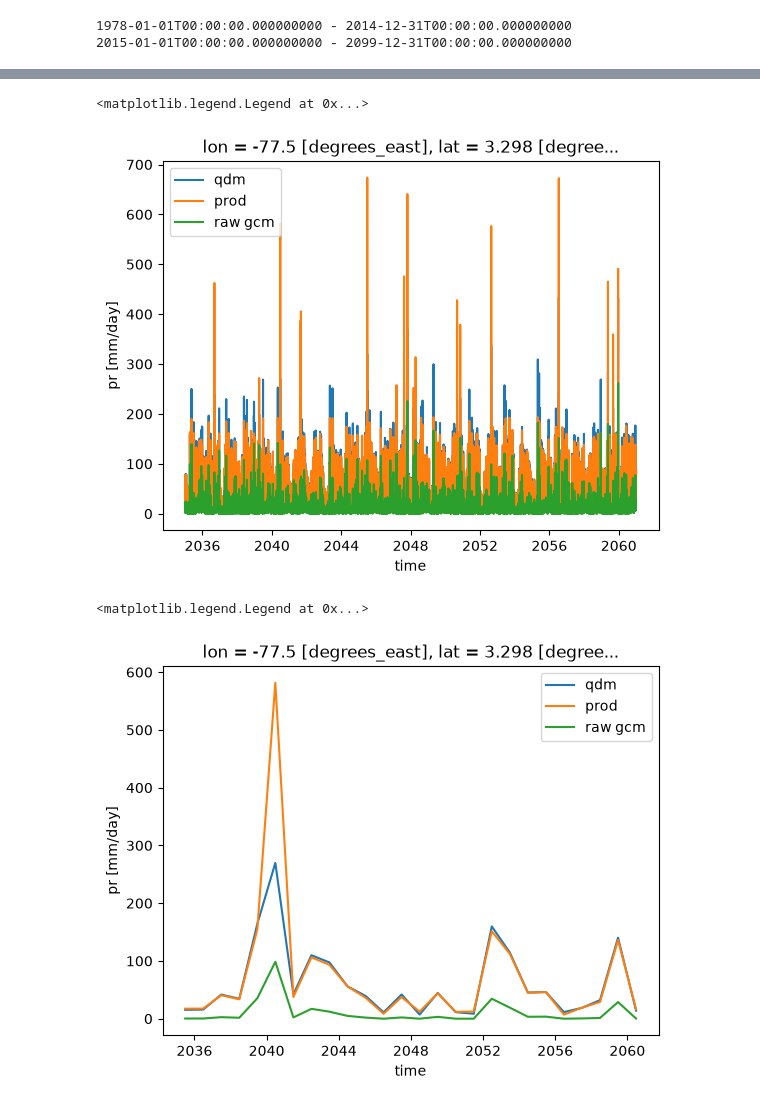
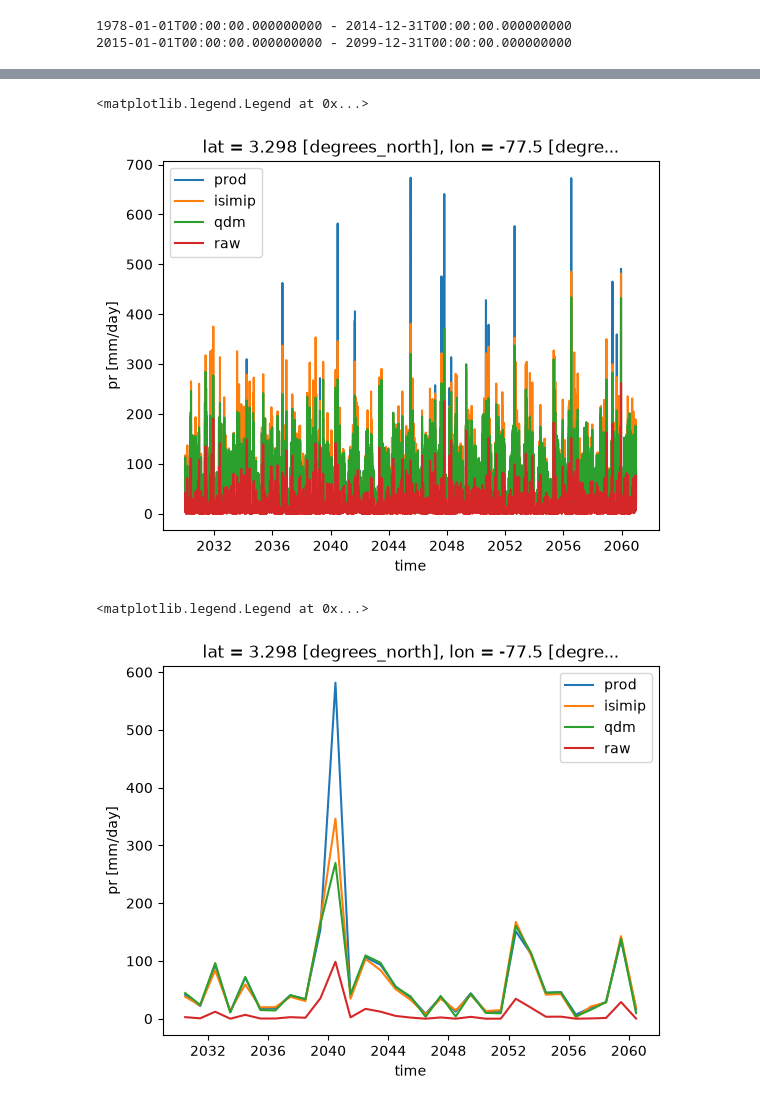
Before and after one commit to carbonplan/sai-downscaling, a Jupyter notebook: docs/how-to/pipeline-stage-debugger.ipynb, the cells around one changed output, grey strips where cells are left out. Drawn from its saved outputs; the diff is of its cells as text; code cells hidden in the pictures.

```diff
--- a/docs/how-to/pipeline-stage-debugger.ipynb
+++ b/docs/how-to/pipeline-stage-debugger.ipynb
@@ -71,17 +71,17 @@ SCENARIO = "SSP245"  # None → Stage 1+2 only; set e.g. "SSP245" / "G6-1.5K" to
 
 # Southern Africa including high spot in Angola.
 # (lat_min, lat_max, lon_min, lon_max)
-SUBSET_BOUNDS = (-15,5, -90, -70) # saved this with nonparametric_hybrid_2sided
+# SUBSET_BOUNDS = (-15,5, -90, -70) # saved this with isimip
 # SUBSET_BOUNDS = (-50,70, -180, -180) # <--- do this with QDM!
 # SUBSET_BOUNDS = (-26, -23, -70, -67) # includes good weibull pixel
 # SUBSET_BOUNDS = (0, 5, -79, -74) # includes good gumbel pixel
 # SUBSET_BOUNDS = None#(-35, -22, 16, 33)# (-67, 67, -180, 180)
-# SUBSET_BOUNDS = (-30, -25, 16, 22)# (-67, 67, -180, 180)
+# SUBSET_BOUNDS = (-36, 4, 0, 50)# (-67, 67, -180, 180)
 
 # Override rsds's default debias_approach ("nonparametric_hybrid_2sided") with
 # plain "nonparametric" — keeps every other rsds setting (downscaling_method,
 # downscaling_clim_method, ...) from VariableConfig.for_variable() as-is.
-debiasing_approach = "qdm"# "qdm" #"nonparametric_hybrid_2sided"# "nonparametric"
+debiasing_approach = "isimip" #"qdm"# "qdm" #"nonparametric_hybrid_2sided"# "nonparametric"
 variable_config = VariableConfig.for_variable(VARIABLE).model_copy(
     update={"debias_approach": debiasing_approach}
 )
@@ -96,7 +96,7 @@ config = BCSDConfig(
     # so stitch_historical_scenario produces a gap-free 1978–end timeseries.
     predict_period_start=2015 if SCENARIO else None,
     predict_period_end=2099 if SCENARIO else None,
-    subset_bounds=SUBSET_BOUNDS,
+    # subset_bounds=SUBSET_BOUNDS,
     variable_config=variable_config,
 )
 options = PipelineOptions(
@@ -579,7 +584,14 @@ array([-180. , -178.75, -177.5 , ..., 176.25, 177.5 , 178.75], shape=(288,))
 # %%
-ds_dict= {}
-qdm_hist= xr.open_zarr(f's3://carbonplan-scratch/srm/debiased_coarse-{VARIABLE}-qdm_{subset_string}.zarr')
-qdm_ssp245 = xr.open_zarr(f's3://carbonplan-scratch/srm/scenario_debiased-{VARIABLE}-qdm_{subset_string}.zarr')
-ds_dict['qdm'] = xr.concat([qdm_hist, qdm_ssp245], dim='time')
-ds_dict['prod'] = xr.concat([prod_debiased_coarse_hist, prod_debiased_coarse_ssp245], dim="time").sel(lat=slice(ds_dict['qdm'].lat.min(), ds_dict['qdm'].lat.max()),
-                                                                                                      lon=slice(ds_dict['qdm'].lon.min(), ds_dict['qdm'].lon.max()))
+COMPARISON_APPROACHES = ["isimip", "qdm"]  # both have been run for this SUBSET_BOUNDS
+subset_string = str(SUBSET_BOUNDS).replace(" ","_").replace("(", "").replace(")","").replace(",","")
+ds_dict = {}
+for approach in COMPARISON_APPROACHES:
+    print(approach)
+    hist = xr.open_zarr(f's3://carbonplan-scratch/srm/debiased_coarse-{VARIABLE}-{approach}_{subset_string}.zarr')
+    ssp245 = xr.open_zarr(f's3://carbonplan-scratch/srm/scenario_debiased-{VARIABLE}-{approach}_{subset_string}.zarr')
+    ds_dict[approach] = xr.concat([hist, ssp245], dim='time')
+
+ds_dict['prod'] = xr.concat([prod_debiased_coarse_hist, prod_debiased_coarse_ssp245], dim="time").sel(
+    lat=slice(ds_dict[COMPARISON_APPROACHES[0]].lat.min(), ds_dict[COMPARISON_APPROACHES[0]].lat.max()),
+    lon=slice(ds_dict[COMPARISON_APPROACHES[0]].lon.min(), ds_dict[COMPARISON_APPROACHES[0]].lon.max()),
+)
@@ -676,12 +691,13 @@ plt.show()
 # _apply_bias_correction always collapses nonparametric_hybrid* to plain nonparametric
 # (modeled historical never falls outside its own range), so it's approach-invariant.
 assert ds_dict['prod']["time"].max().values >= np.datetime64(f"{FUTURE_PERIOD.stop}-12-31"), (
-    f"scenario data only runs through {nonparametric['time'].max().values} — extend "
+    f"scenario data only runs through {ds_dict['prod']['time'].max().values} — extend "
     "predict_period_end past 2099 in the config cell, rerun Stage 3, and re-save/re-load "
     "ds_dict before this cell has data for 2070-2099."
 )
 
 prod = ds_dict['prod'] * 86400
-qdm = ds_dict['qdm'].pr * 86400
+alternate = ds_dict[debiasing_approach].pr * 86400  # kept for the single-approach point-comparison cells below
+approach_das = {approach: ds_dict[approach].pr * 86400 for approach in COMPARISON_APPROACHES}
 raw = xr.concat([model_hist, model_scenario], dim='time') * 86400
 # %%
@@ -910,22 +965,20 @@ difference of deltas (qdm - prod) 9.811480491470036
 # %%
-pt_raw = raw.sel(lat=FOCUS_LAT, lon=FOCUS_LON, method="nearest").sel(time=FUTURE_PERIOD).compute()
-pt_qdm.plot(label='qdm')
-pt_prod.plot(label='prod')
-pt_raw.plot(label='raw gcm')
+pt_dict['raw'] = raw.sel(lat=FOCUS_LAT, lon=FOCUS_LON, method="nearest").sel(time=FUTURE_PERIOD).compute()
+
+for name, pt in pt_dict.items():
+    pt.plot(label=name)
 plt.ylabel("pr [mm/day]")
-
 plt.legend()
 # %% [output]
 <matplotlib.legend.Legend at 0x...>
-[figure, old version]
+[figure, new version]
 # %%
-pt_raw = raw.sel(lat=FOCUS_LAT, lon=FOCUS_LON, method="nearest").sel(time=FUTURE_PERIOD).compute()
-pt_qdm.sel(time=pt_qdm.time.dt.dayofyear == 178).plot(label='qdm')
-pt_prod.sel(time=pt_qdm.time.dt.dayofyear == 178).plot(label='prod')
-pt_raw.sel(time=pt_raw.time.dt.dayofyear == 178).plot(label='raw gcm')
+# Same point, but only day-of-year 178 across all years — isolates one
+# seasonal slice so the methods' spread is easier to compare year to year.
+for name, pt in pt_dict.items():
+    pt.sel(time=pt.time.dt.dayofyear == 178).plot(label=name)
 plt.ylabel("pr [mm/day]")
-
 plt.legend()
 # %% [output]
 <matplotlib.legend.Legend at 0x...>
-[figure, old version]
+[figure, new version]
```
Also changed, not shown: parts of 26 cells of this notebook, 13 other files.
